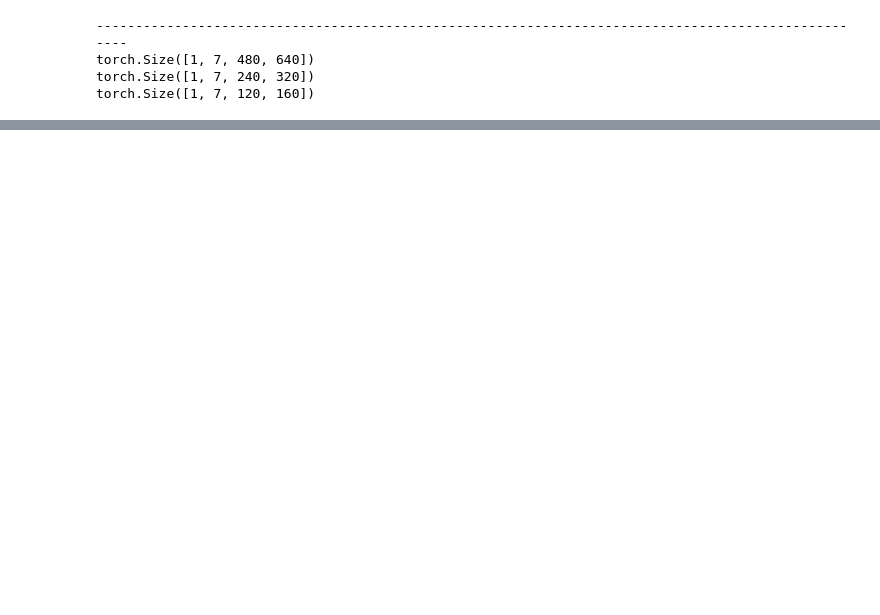
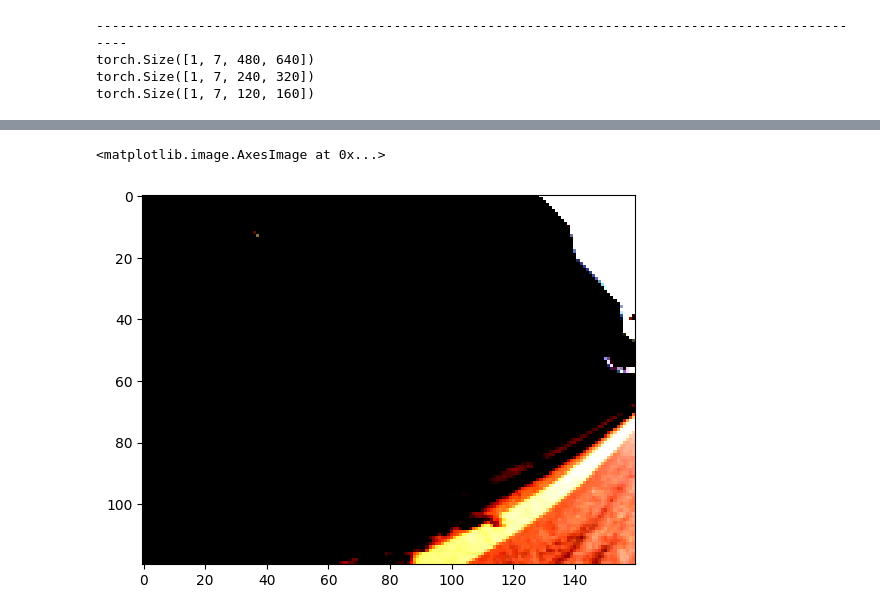
Before and after one commit to Noor-Nizar/ClosureMaster, a Jupyter notebook: closuremaster.ipynb, the cells around one changed output, grey strips where cells are left out. Saved outputs shown, nothing was run; the diff lists cells and outputs as text; code cells hidden in the pictures; blank space fills up the shorter version.

```diff
--- a/closuremaster.ipynb
+++ b/closuremaster.ipynb
@@ -66,6 +73,12 @@ pixel_values = next(iter(dataloader))
+# %%
+model = model.to(device)
+model_pn = model_pn.to(device)
 # %%
 # Process each image in the dataset
 s1, s2, s3 = next(iter(dataloader))
+s1 = s1.to(device)
+s2 = s2.to(device)
+s3 = s3.to(device)
 def dflow(pixel_values):
     with torch.no_grad():
         outputs = model(pixel_values)
@@ -103,11 +124,11 @@ from tqdm import tqdm
 
 # Initialize model, optimizer, and loss function
 model_pn = PlaceNet()
-optimizer = Adam(model_pn.parameters(), lr=1e-3)
+optimizer = Adam(model_pn.parameters(), lr=0.3)
 criterion = WMSELoss
 
 # Training loop
-num_epochs = 10
+num_epochs = 100
 device = torch.device("cuda" if torch.cuda.is_available() else "cpu")
 model_pn.to(device)
 
@@ -116,6 +137,11 @@ for epoch in range(num_epochs):
     epoch_loss = 0
 
     for s1, s2, s3 in tqdm(dataloader, desc=f"Epoch {epoch+1}/{num_epochs}"):
+
+        s1 = s1.to(device)
+        s2 = s2.to(device)
+        s3 = s3.to(device)
+
         optimizer.zero_grad()
 
         # Process input data
@@ -144,0 +187,13 @@ torch.save(model_pn.state_dict(), "placenet_model.pth")
+# %%
+with torch.no_grad():
+    s1, s2, s3 = next(iter(dataloader))
+
+    s1 = s1.to(device)
+    s2 = s2.to(device)
+    s3 = s3.to(device)
+
+    combined_s1 = dflow(s1)
+    combined_s2 = dflow(s2)
+    combined_s3 = dflow(s3)
+
+    recon_full, recon_half, recon_quarter = model_pn(combined_s1, combined_s2, combined_s3)
@@ -144,0 +205,7 @@ torch.save(model_pn.state_dict(), "placenet_model.pth")
+# %%
+vis_orig = s3.detach().cpu().numpy()[0]
+vis_orig = np.transpose(vis_orig, (1,2,0))
+plt.imshow(vis_orig)
+# %% [output]
+<matplotlib.image.AxesImage at 0x...>
+[figure, added]
```
Also changed, not shown: parts of 15 cells of this notebook.
